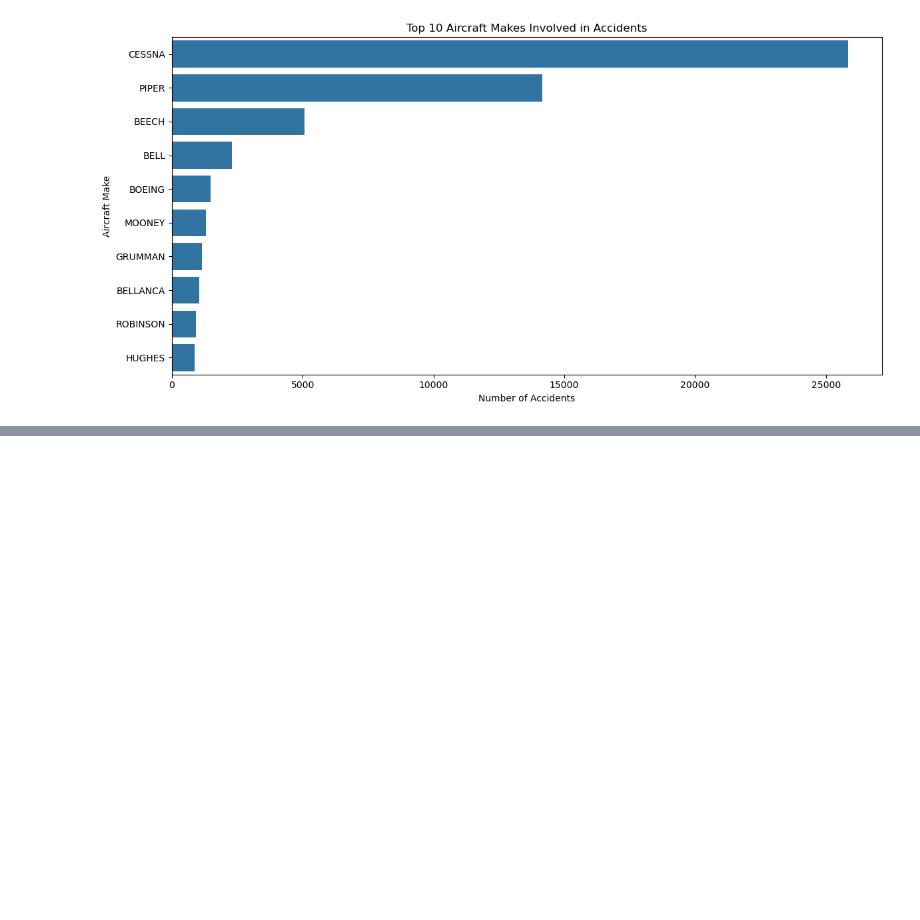
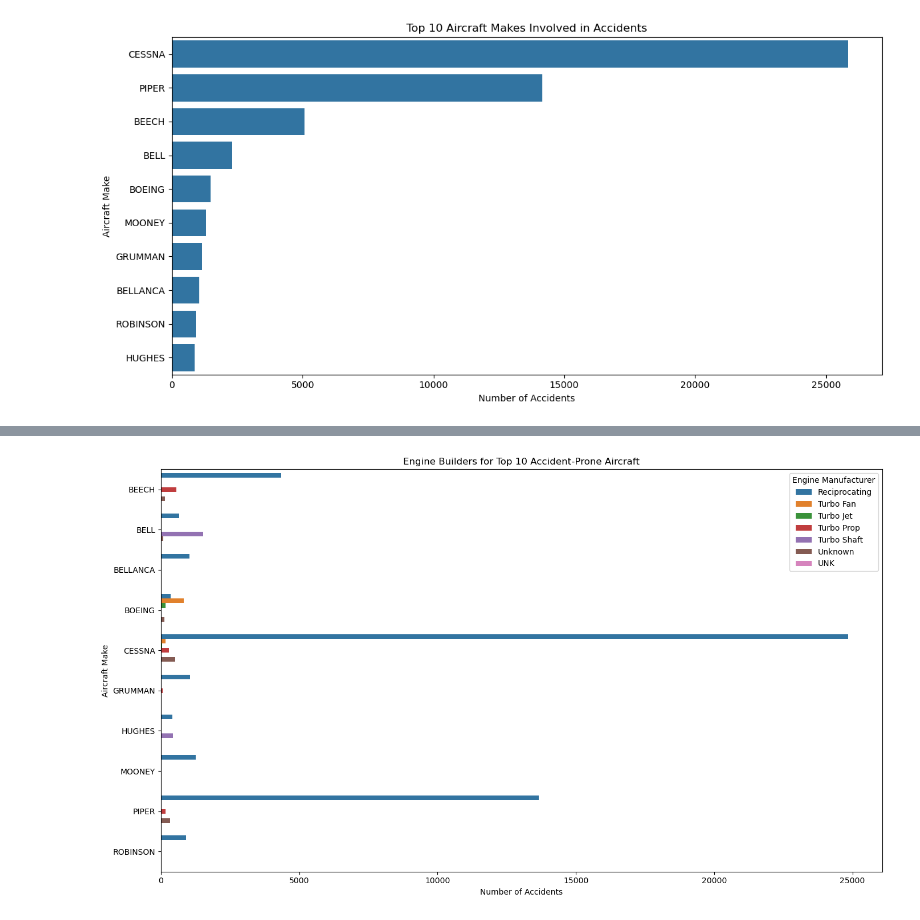
Before and after one commit to Muhadischol/Aviation_Analysis_Project, a Jupyter notebook: Notebooks/Accidents.ipynb, the cells around one changed output, grey strips where cells are left out. Saved outputs shown, nothing was run; the diff lists cells and outputs as text; code cells hidden in the pictures; blank space fills up the shorter version.

Commit message:
mutivariate analusyis of builders of top a ccident prone crafts

```diff
--- a/Notebooks/Accidents.ipynb
+++ b/Notebooks/Accidents.ipynb
@@ -514,0 +517,4 @@ plt.show()
+# %%
+# Get top accident-prone aircraft
+risky_aircraft = us_data['Make'].value_counts().head(10).index
+risky_aircraft
@@ -514,0 +525,5 @@ plt.show()
+# %%
+# Filter and group
+engine_stats = us_data[us_data['Make'].isin(risky_aircraft)]
+engine_grouped = engine_stats.groupby(['Make', 'Engine.Type'])['Accident.Number'].count().reset_index()
+engine_grouped
@@ -514,0 +548,11 @@ plt.show()
+# %%
+plt.figure(figsize=(14,8))
+sns.barplot(data=engine_grouped, x='Accident.Number', y='Make', hue='Engine.Type')
+plt.title("Engine Builders for Top 10 Accident-Prone Aircraft")
+plt.xlabel("Number of Accidents")
+plt.ylabel("Aircraft Make")
+plt.legend(title="Engine Manufacturer")
+plt.tight_layout()
+plt.show()
+# %% [output]
+[figure, added]
```
Also changed, not shown: parts of 6 cells of this notebook, 1 other file.
